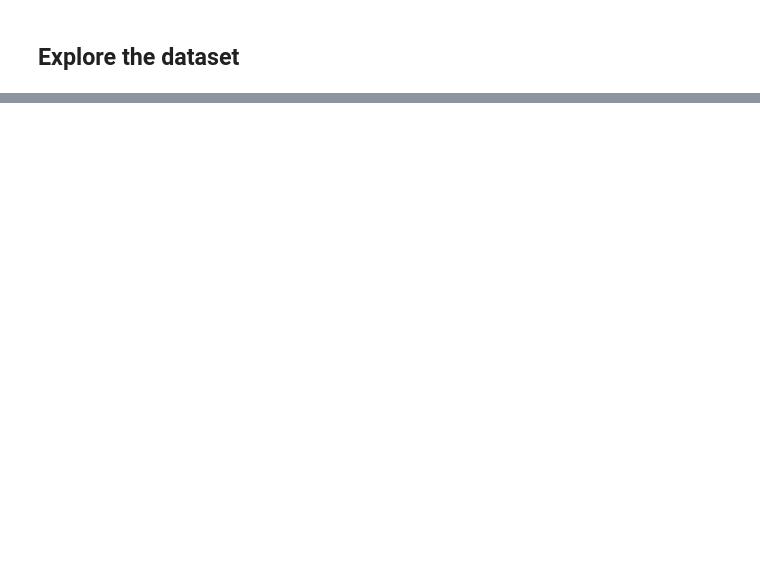
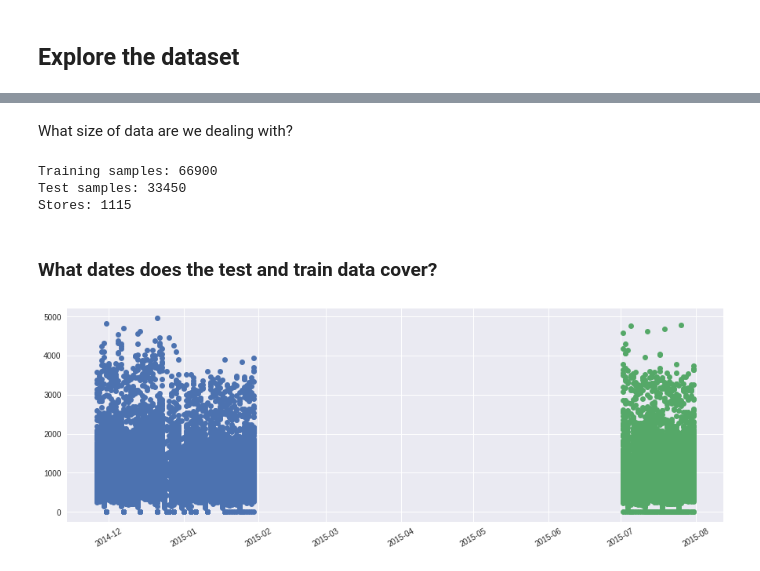
Before and after one commit to laurenzberger/retail-data-challenge, a Jupyter notebook: RetailRegressionChallenge.ipynb, the cells around one changed output, grey strips where cells are left out. Cells and saved outputs as stored; diff of their text form; code cells hidden in the pictures; blank space fills up the shorter version.

Commit message:
added date range visualization

```diff
--- a/RetailRegressionChallenge.ipynb
+++ b/RetailRegressionChallenge.ipynb
@@ -113,11 +101,22 @@ test.head(10)
+# %% [markdown]
+What size of data are we dealing with?
+# %%
+print("Training samples: {0}".format(len(train)))
+print("Test samples: {0}".format(len(test)))
+print("Stores: {0}".format(len(store)))
+# %% [output]
+Training samples: 66900
+Test samples: 33450
+Stores: 1115
+# %% [markdown]
+### What dates does the test and train data cover?
 # %%
 #plot the dates of train and test data to see if we are extrapolating or interpolating
-
-#all training dates and customers for store 1
-
-#all test dates and customers for store 1
-
-
-
-fig, ax = plt.subplots()
-plt.plot_date
+#https://pandas.pydata.org/pandas-docs/stable/getting_started/comparison/comparison_with_sql.html
+fig, ax = plt.subplots(figsize=(15,5))
+plt.plot_date(train['Date'],train['Customers'])
+plt.plot_date(test['Date'],test['Customers'])
+ax.xaxis.set_tick_params(rotation=30, labelsize=10)
+plt.show()
+# %% [output]
+[figure, added]
```
Also changed, not shown: parts of 12 cells of this notebook.
